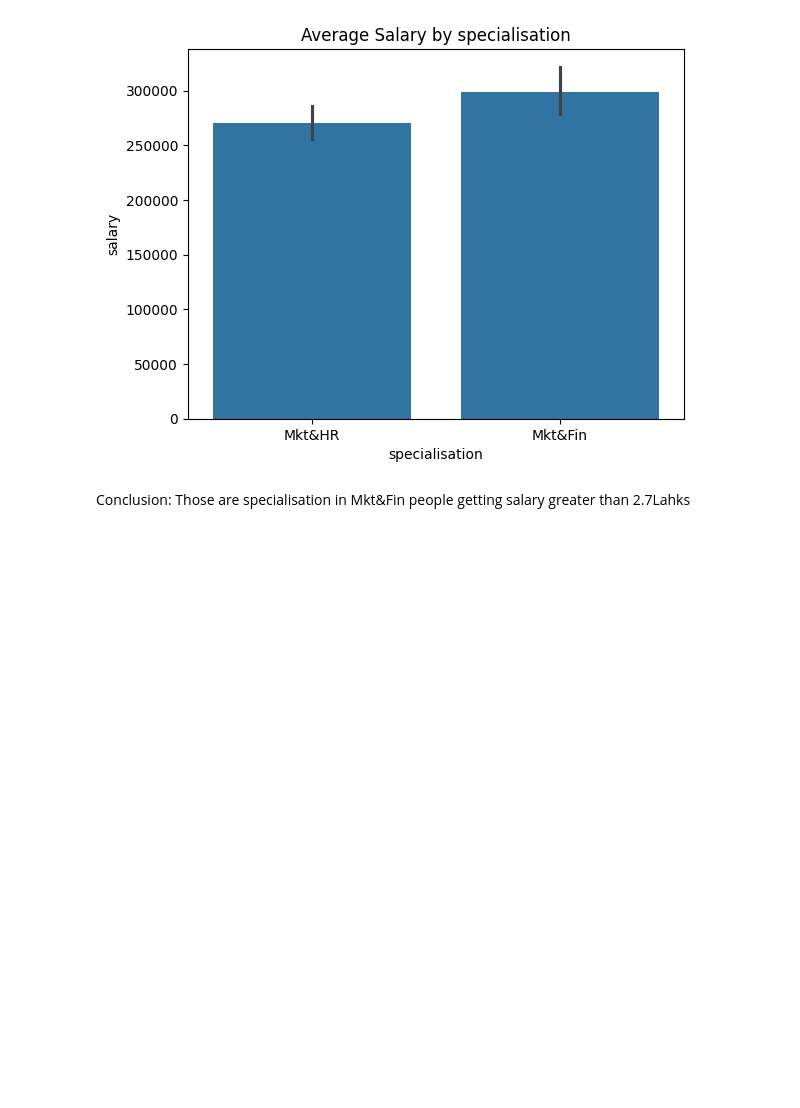
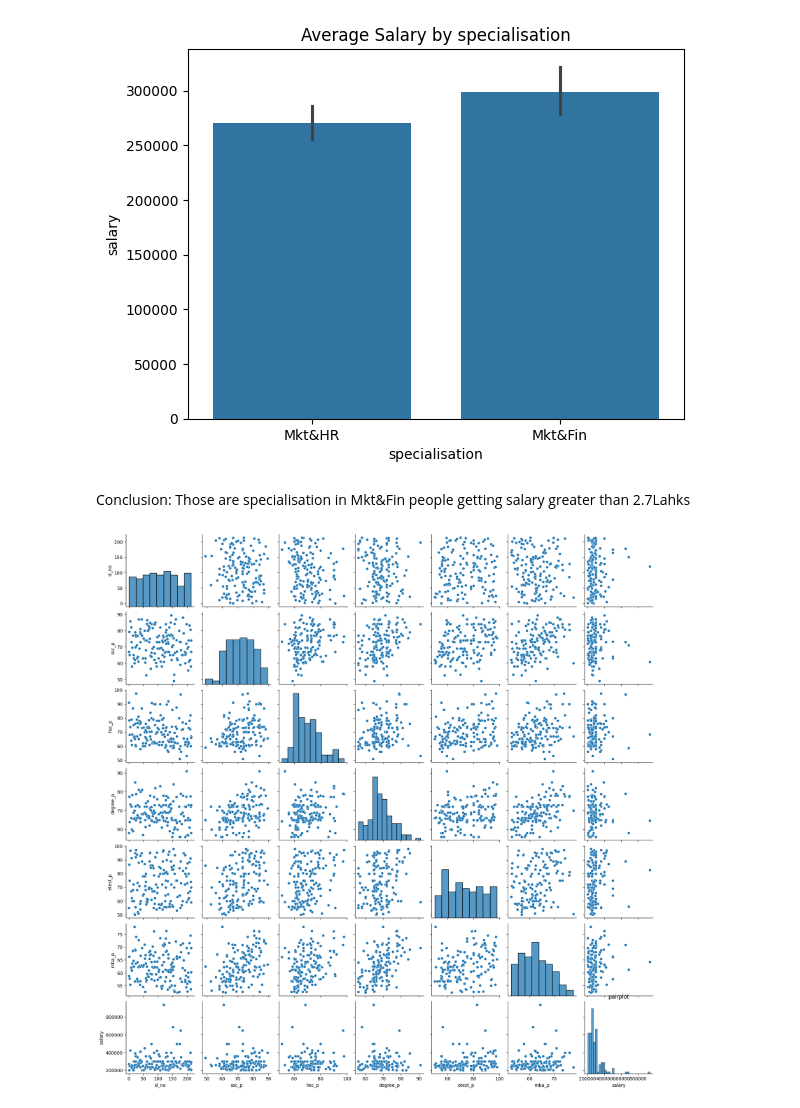
Before and after one commit to jmohan2787/Bivariate-Analysis, a Jupyter notebook: Infrenential_analysis_Assignment.ipynb, the cells around one changed output. Saved outputs shown, nothing was run; the diff lists cells and outputs as text; code cells hidden in the pictures; blank space fills up the shorter version.

```diff
--- a/Infrenential_analysis_Assignment.ipynb
+++ b/Infrenential_analysis_Assignment.ipynb
@@ -432,3 +434,11 @@ plt.show()
 [figure]
 # %% [markdown]
 Conclusion: Those are specialisation in Mkt&Fin people getting salary greater than 2.7Lahks
+# %%
+# specialisation
+from matplotlib import pyplot as plt
+sns.pairplot(data=placed_data)
+plt.title('pairplot')
+plt.show()
+# %% [output]
+[figure, added]
```
Also changed, not shown: parts of 6 cells of this notebook.
